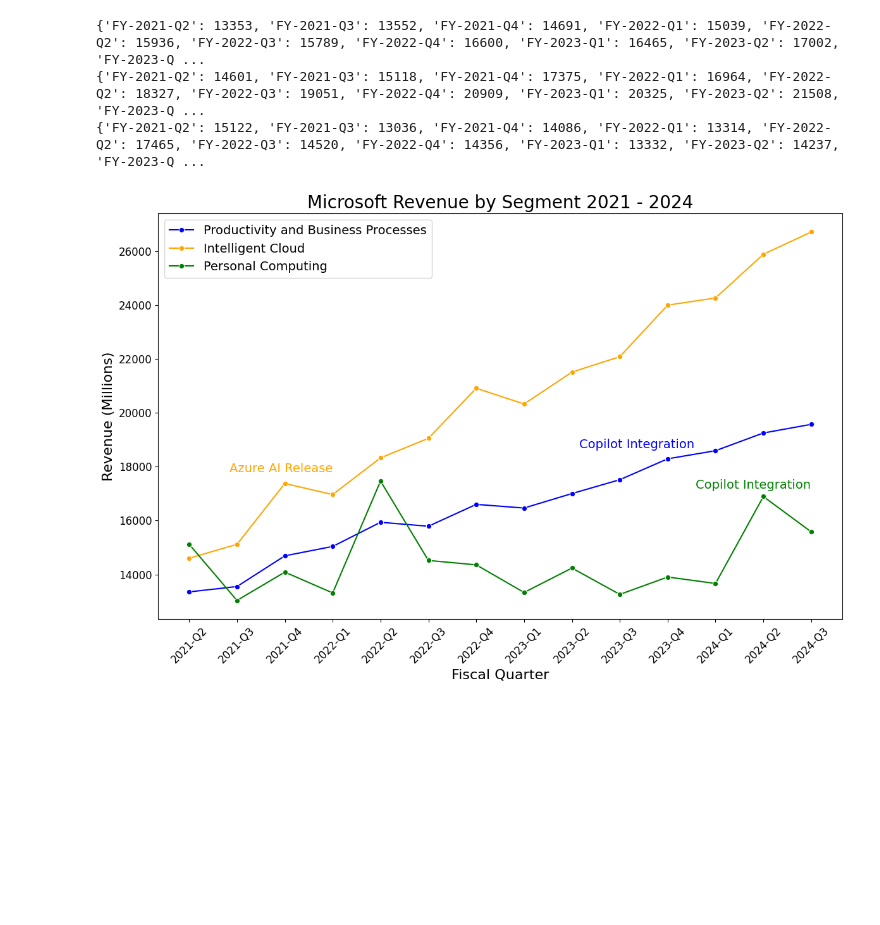
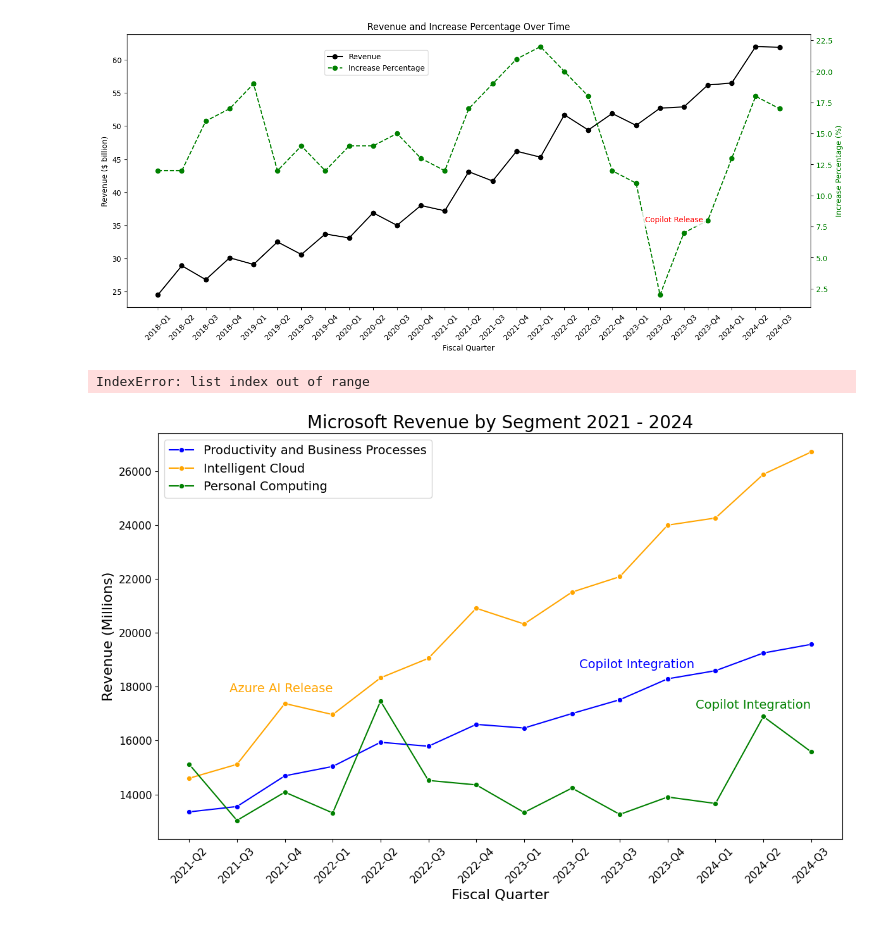
Before and after one commit to jyin1003/US-ai-tech-company-analysis, a Jupyter notebook: microsoft.ipynb, the cells around one changed output. Drawn from its saved outputs; the diff is of its cells as text; code cells hidden in the pictures; blank space fills up the shorter version.

```diff
--- a/microsoft.ipynb
+++ b/microsoft.ipynb
@@ -197,11 +156,54 @@ plt.show()
+# %%
+# visualise results
+revenue = {'FY-2018-Q1': 24.5, 'FY-2018-Q2': 28.9, 'FY-2018-Q3': 26.8, 'FY-2018-Q4': 30.1, 'FY-2019-Q1': 29.1, 'FY-2019-Q2': 32.5, 'FY-2019-Q3': 30.6, 'FY-2019-Q4': 33.7, 'FY-2020-Q1': 33.1, 'FY-2020-Q2': 36.9, 'FY-2020-Q3': 35.0, 'FY-2020-Q4': 38.0, 'FY-2021-Q1': 37.2, 'FY-2021-Q2': 43.1, 'FY-2021-Q3': 41.7, 'FY-2021-Q4': 46.2, 'FY-2022-Q1': 45.3, 'FY-2022-Q2': 51.7, 'FY-2022-Q3': 49.4, 'FY-2022-Q4': 51.9, 'FY-2023-Q1': 50.1, 'FY-2023-Q2': 52.7, 'FY-2023-Q3': 52.9, 'FY-2023-Q4': 56.2, 'FY-2024-Q1': 56.5, 'FY-2024-Q2': 62.0, 'FY-2024-Q3': 61.9}
+increase_percentage = {'FY-2018-Q1': 12, 'FY-2018-Q2': 12, 'FY-2018-Q3': 16, 'FY-2018-Q4': 17, 'FY-2019-Q1': 19, 'FY-2019-Q2': 12, 'FY-2019-Q3': 14, 'FY-2019-Q4': 12, 'FY-2020-Q1': 14, 'FY-2020-Q2': 14, 'FY-2020-Q3': 15, 'FY-2020-Q4': 13, 'FY-2021-Q1': 12, 'FY-2021-Q2': 17, 'FY-2021-Q3': 19, 'FY-2021-Q4': 21, 'FY-2022-Q1': 22, 'FY-2022-Q2': 20, 'FY-2022-Q3': 18, 'FY-2022-Q4': 12, 'FY-2023-Q1': 11, 'FY-2023-Q2': 2, 'FY-2023-Q3': 7, 'FY-2023-Q4': 8, 'FY-2024-Q1': 13, 'FY-2024-Q2': 18, 'FY-2024-Q3': 17}
+
+quarters = list(revenue.keys())
+revenue_values = list(revenue.values())
+increase_values = list(increase_percentage.values())
+
+# modify x-axis labels to show quarters
+formatted_quarters = [q.replace('FY-', '') for q in quarters]
+
+fig, ax1 = plt.subplots(figsize=(14, 6))
+
+# plot revenue
+color = "black"
+ax1.set_xlabel('Fiscal Quarter')
+ax1.set_ylabel('Revenue ($ billion)', color=color)
+ax1.plot(formatted_quarters, revenue_values, color=color, marker='o', label='Revenue')
+ax1.tick_params(axis='y', labelcolor=color)
+
+# second y-axis for the increase percentage
+ax2 = ax1.twinx()
+color = "green"
+ax2.set_ylabel('Increase Percentage (%)', color=color)
+ax2.plot(formatted_quarters, increase_values, color=color, marker='o', linestyle='--', label='Increase Percentage')
+ax2.tick_params(axis='y', labelcolor=color)
+
+plt.title('Revenue and Increase Percentage Over Time')
+fig.tight_layout()
+fig.legend(loc='upper left', bbox_to_anchor=(0.3,0.9))
+for tick in ax1.get_xticklabels(): # rotate labels by 45 degrees
+    tick.set_rotation(45)
+ax2.annotate('Copilot Release',
+                xy=(0.8, 0.32),
+                xycoords='axes fraction',
+                ha='center', va='center', color="red",
+                bbox=dict(facecolor='white', alpha=0.8, edgecolor='none'))
+plt.show()
+
+# 2023 q3 copilot release
+# %% [output]
+[figure, added]
 # %%
 # get segmented revenue
 ### Copilot is included in Productivity and Business Processes from FY23 Q4 ###
 ### Copilot is included in More Personal Computing from FY24 Q2 ###
 ### Azure AI is released in FY21 Q4 ###
 
-current_year = 2021
-current_quarter = 2
+current_year = 2018
+current_quarter = 1
 
 productivity_and_business_processes = {}
 intelligent_cloud = {}
@@ -245,9 +247,7 @@ productivity_and_business_processes = {'FY-2022-Q3': 15789, 'FY-2022-Q4': 16600,
 intelligent_cloud = {'FY-2022-Q3': 19051, 'FY-2022-Q4': 20909, 'FY-2023-Q1': 20325, 'FY-2023-Q2': 21508, 'FY-2023-Q3': 22081, 'FY-2023-Q4': 23993, 'FY-2024-Q1': 24259, 'FY-2024-Q2': 25880, 'FY-2024-Q3': 26708}
 personal_computing = {'FY-2022-Q3': 14520, 'FY-2022-Q4': 14356, 'FY-2023-Q1': 13332, 'FY-2023-Q2': 14237, 'FY-2023-Q3': 13260, 'FY-2023-Q4': 13905, 'FY-2024-Q1': 13666, 'FY-2024-Q2': 16891, 'FY-2024-Q3': 15580}
 # %% [output]
-{'FY-2021-Q2': 13353, 'FY-2021-Q3': 13552, 'FY-2021-Q4': 14691, 'FY-2022-Q1': 15039, 'FY-2022-Q2': 15936, 'FY-2022-Q3': 15789, 'FY-2022-Q4': 16600, 'FY-2023-Q1': 16465, 'FY-2023-Q2': 17002, 'FY-2023-Q ...
-{'FY-2021-Q2': 14601, 'FY-2021-Q3': 15118, 'FY-2021-Q4': 17375, 'FY-2022-Q1': 16964, 'FY-2022-Q2': 18327, 'FY-2022-Q3': 19051, 'FY-2022-Q4': 20909, 'FY-2023-Q1': 20325, 'FY-2023-Q2': 21508, 'FY-2023-Q ...
-{'FY-2021-Q2': 15122, 'FY-2021-Q3': 13036, 'FY-2021-Q4': 14086, 'FY-2022-Q1': 13314, 'FY-2022-Q2': 17465, 'FY-2022-Q3': 14520, 'FY-2022-Q4': 14356, 'FY-2023-Q1': 13332, 'FY-2023-Q2': 14237, 'FY-2023-Q ...
+IndexError: list index out of range
 # %%
 # visualise segment revenue data
 productivity_and_business_processes = {'FY-2021-Q2': 13353, 'FY-2021-Q3': 13552, 'FY-2021-Q4': 14691, 'FY-2022-Q1': 15039, 'FY-2022-Q2': 15936, 'FY-2022-Q3': 15789, 'FY-2022-Q4': 16600, 'FY-2023-Q1': 16465, 'FY-2023-Q2': 17002, 'FY-2023-Q3': 17516, 'FY-2023-Q4': 18291, 'FY-2024-Q1': 18592, 'FY-2024-Q2': 19249, 'FY-2024-Q3': 19570}
```
Also changed, not shown: parts of 2 cells of this notebook.
